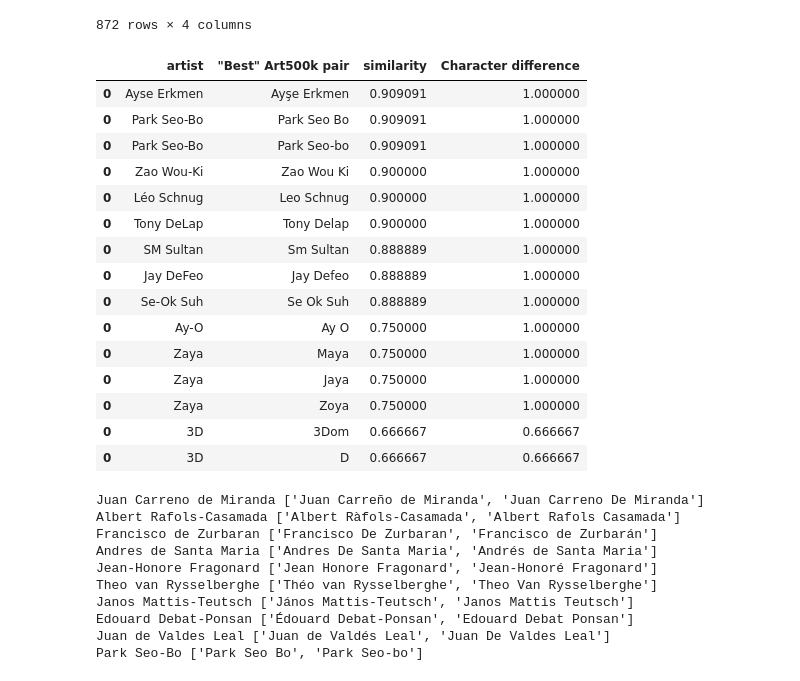
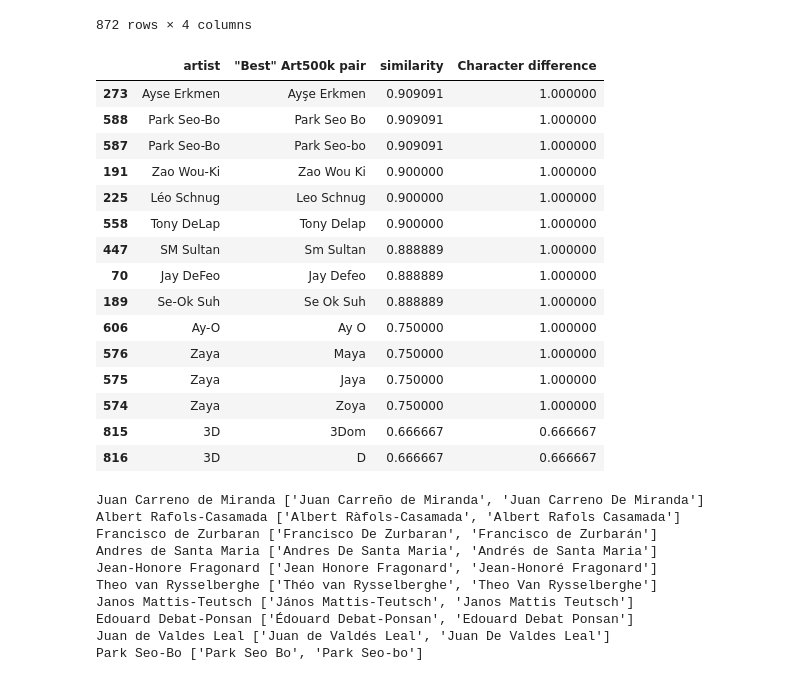
Before and after one commit to me9hanics/PainterPalette, a Jupyter notebook: datasets_notebook.ipynb, the cells around one changed output. Saved outputs shown, nothing was run; the diff lists cells and outputs as text; code cells hidden in the pictures.

```diff
--- a/datasets_notebook.ipynb
+++ b/datasets_notebook.ipynb
@@ -115,15 +113,19 @@ def levenshtein_distance(s1, s2):
 
     return previous_row[-1]
 # %%
+#Could use numpy to be faster, but this is fine for now
 drop_sims = pd.DataFrame(columns=['artist','"Best" Art500k pair','similarity', 'Character difference'])
 for painter in drop['artist']:
     all_sims = []
+    max_sim = 0
     for art500k_artist in art500k_artists['artist']:
         similarity_score = similarity(painter, art500k_artist)
-        all_sims.append((similarity_score,(1-similarity_score)*len(painter), art500k_artist)) #Should have only added if the similarity score is at least the previous maximum. Would reduce runtime substantially.
-
+        if similarity_score >= max_sim: #Runtime reasons
+            max_sim = similarity_score
+            all_sims.append((similarity_score,(1-similarity_score)*len(painter), art500k_artist))
+    final_maximum = max(sims[0] for sims in all_sims)
     for sims in all_sims:
-        if sims[0] == max(all_sims)[0]:
+        if sims[0] == final_maximum: #Just take the highest ones
             drop_sims = pd.concat([drop_sims, pd.DataFrame([[painter, sims[2], sims[0], sims[1]]], columns=['artist','"Best" Art500k pair','similarity', 'Character difference'])])
 drop_sims.sort_values(by=['similarity'], ascending=False)
 # %% [output]
@@ -141,24 +143,25 @@ drop_sims.sort_values(by=['similarity'], ascending=False)
 | 0 | JAROSLAV KELUC | ALBERT OLIVE | 0.461538 | 7.538462 |
 872 rows × 4 columns
 # %%
+drop_sims = drop_sims.reset_index(drop=True)
 drop_sims[drop_sims['Character difference'] < 1.01 ].sort_values(by=['similarity'], ascending=False)[-15:]
 # %% [output]
 |  | artist | "Best" Art500k pair | similarity | Character difference |
-| 0 | Ayse Erkmen | Ayşe Erkmen | 0.909091 | 1.000000 |
-| 0 | Park Seo-Bo | Park Seo Bo | 0.909091 | 1.000000 |
-| 0 | Park Seo-Bo | Park Seo-bo | 0.909091 | 1.000000 |
-| 0 | Zao Wou-Ki | Zao Wou Ki | 0.900000 | 1.000000 |
-| 0 | Léo Schnug | Leo Schnug | 0.900000 | 1.000000 |
-| 0 | Tony DeLap | Tony Delap | 0.900000 | 1.000000 |
-| 0 | SM Sultan | Sm Sultan | 0.888889 | 1.000000 |
-| 0 | Jay DeFeo | Jay Defeo | 0.888889 | 1.000000 |
-| 0 | Se-Ok Suh | Se Ok Suh | 0.888889 | 1.000000 |
-| 0 | Ay-O | Ay O | 0.750000 | 1.000000 |
-| 0 | Zaya | Maya | 0.750000 | 1.000000 |
-| 0 | Zaya | Jaya | 0.750000 | 1.000000 |
-| 0 | Zaya | Zoya | 0.750000 | 1.000000 |
-| 0 | 3D | 3Dom | 0.666667 | 0.666667 |
-| 0 | 3D | D | 0.666667 | 0.666667 |
+| 273 | Ayse Erkmen | Ayşe Erkmen | 0.909091 | 1.000000 |
+| 588 | Park Seo-Bo | Park Seo Bo | 0.909091 | 1.000000 |
+| 587 | Park Seo-Bo | Park Seo-bo | 0.909091 | 1.000000 |
+| 191 | Zao Wou-Ki | Zao Wou Ki | 0.900000 | 1.000000 |
+| 225 | Léo Schnug | Leo Schnug | 0.900000 | 1.000000 |
+| 558 | Tony DeLap | Tony Delap | 0.900000 | 1.000000 |
+| 447 | SM Sultan | Sm Sultan | 0.888889 | 1.000000 |
+| 70 | Jay DeFeo | Jay Defeo | 0.888889 | 1.000000 |
+| 189 | Se-Ok Suh | Se Ok Suh | 0.888889 | 1.000000 |
+| 606 | Ay-O | Ay O | 0.750000 | 1.000000 |
+| 576 | Zaya | Maya | 0.750000 | 1.000000 |
+| 575 | Zaya | Jaya | 0.750000 | 1.000000 |
+| 574 | Zaya | Zoya | 0.750000 | 1.000000 |
+| 815 | 3D | 3Dom | 0.666667 | 0.666667 |
+| 816 | 3D | D | 0.666667 | 0.666667 |
 # %%
 painter_name_pairs_dict = {}
 art500k_alias_groups = {}
```
Also changed, not shown: parts of 13 cells of this notebook.
